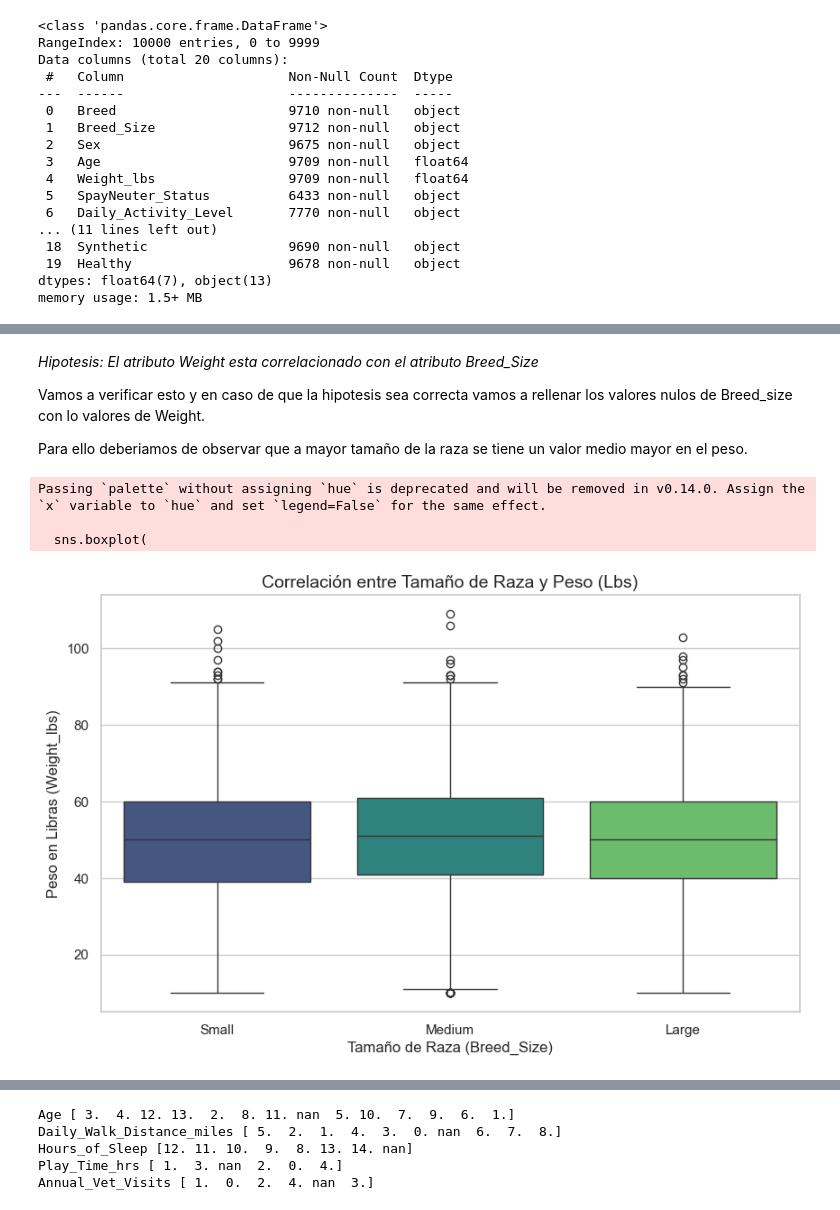
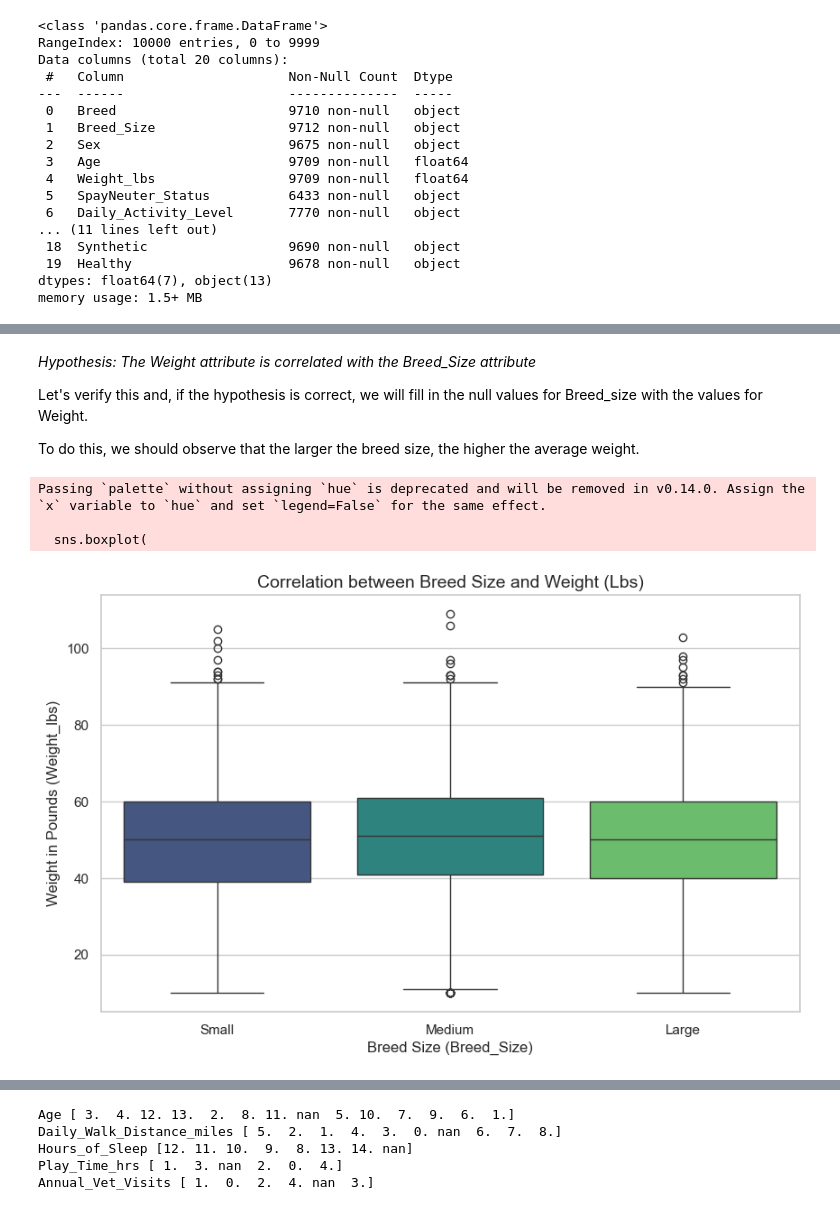
Before and after one commit to baframirez/Prediction-Dog-Breed-Health, a Jupyter notebook: Code.ipynb, the cells around one changed output, grey strips where cells are left out. Cells and saved outputs as stored; diff of their text form; code cells hidden in the pictures.

```diff
--- a/Code.ipynb
+++ b/Code.ipynb
@@ -245,41 +241,46 @@ for col in cols_high_nulls:
 
 df.drop('Synthetic', axis=1, inplace=True)
 # %% [markdown]
-*Hipotesis: El atributo Weight esta correlacionado con el atributo Breed_Size*
+*Hypothesis: The Weight attribute is correlated with the Breed_Size attribute*
 
-Vamos a verificar esto y en caso de que la hipotesis sea correcta vamos a rellenar los valores nulos de Breed_size con lo valores de Weight.
+Let's verify this and, if the hypothesis is correct, we will fill in the null values for Breed_size with the values for Weight.
 
-Para ello deberiamos de observar que a mayor tamaño de la raza se tiene un valor medio mayor en el peso.
+To do this, we should observe that the larger the breed size, the higher the average weight.
-# %%
-import seaborn as sns
-
-# 1. Configurar el estilo del gráfico
-plt.figure(figsize=(10, 6))
-sns.set_theme(style="whitegrid")
-
-# 2. Definir el orden lógico de las categorías para que el gráfico sea legible
-order_sizes = ['Small', 'Medium', 'Large']
-
-# 3. Crear el Box Plot
-# Esto muestra la mediana, cuartiles y outliers del peso para cada tamaño
-sns.boxplot(
-    data=df,
-    x='Breed_Size',
-    y='Weight_lbs',
-    order=order_sizes,
-    palette="viridis"
-)
-
-# 4. Añadir títulos y etiquetas
-plt.title('Correlación entre Tamaño de Raza y Peso (Lbs)', fontsize=14)
-plt.xlabel('Tamaño de Raza (Breed_Size)', fontsize=12)
-plt.ylabel('Peso en Libras (Weight_lbs)', fontsize=12)
-
-# 5. Mostrar el gráfico
-plt.show()
-# %% [output]
-Passing `palette` without assigning `hue` is deprecated and will be removed in v0.14.0. Assign the `x` variable to `hue` and set `legend=False` for the same effect.
-
-  sns.boxplot(
-[figure, removed]
+# %%
+import seaborn as sns
+
+
+# 1. Configure the plot style
+plt.figure(figsize=(10, 6))
+sns.set_theme(style="whitegrid")
+
+
+# 2. Define the logical order of categories to keep the plot readable
+order_sizes = ['Small', 'Medium', 'Large']
+
+
+# 3. Create the box plot
+# This shows the median, quartiles, and outliers of weight for each size
+sns.boxplot(
+    data=df,
+    x='Breed_Size',
+    y='Weight_lbs',
+    order=order_sizes,
+    palette="viridis"
+)
+
+
+# 4. Add title and labels
+plt.title('Correlation between Breed Size and Weight (Lbs)', fontsize=14)
+plt.xlabel('Breed Size (Breed_Size)', fontsize=12)
+plt.ylabel('Weight in Pounds (Weight_lbs)', fontsize=12)
+
+
+# 5. Show the plot
+plt.show()
+# %% [output]
+Passing `palette` without assigning `hue` is deprecated and will be removed in v0.14.0. Assign the `x` variable to `hue` and set `legend=False` for the same effect.
+
+  sns.boxplot(
+[figure, added]
 # %% [markdown]
```
Also changed, not shown: parts of 48 cells of this notebook.
